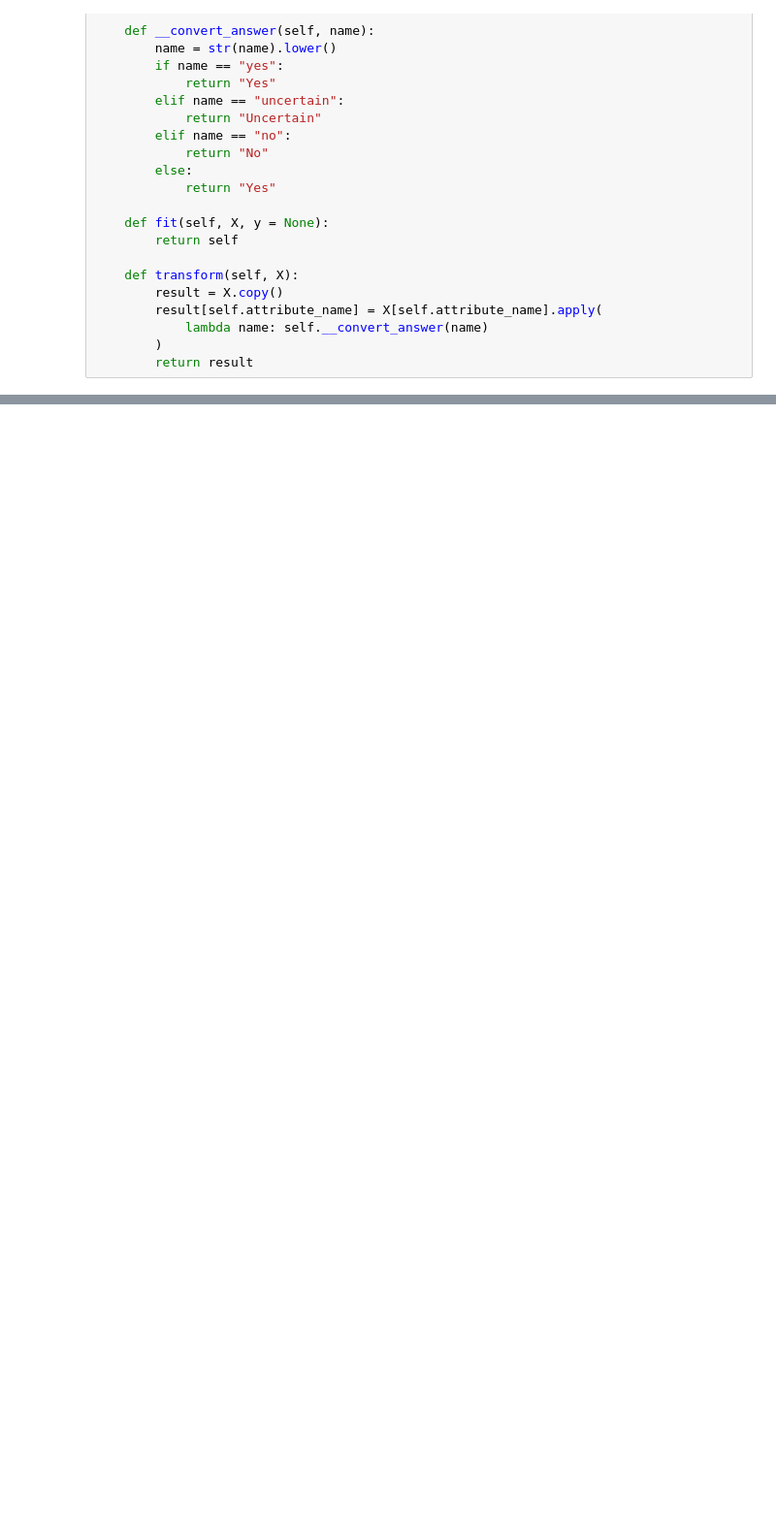
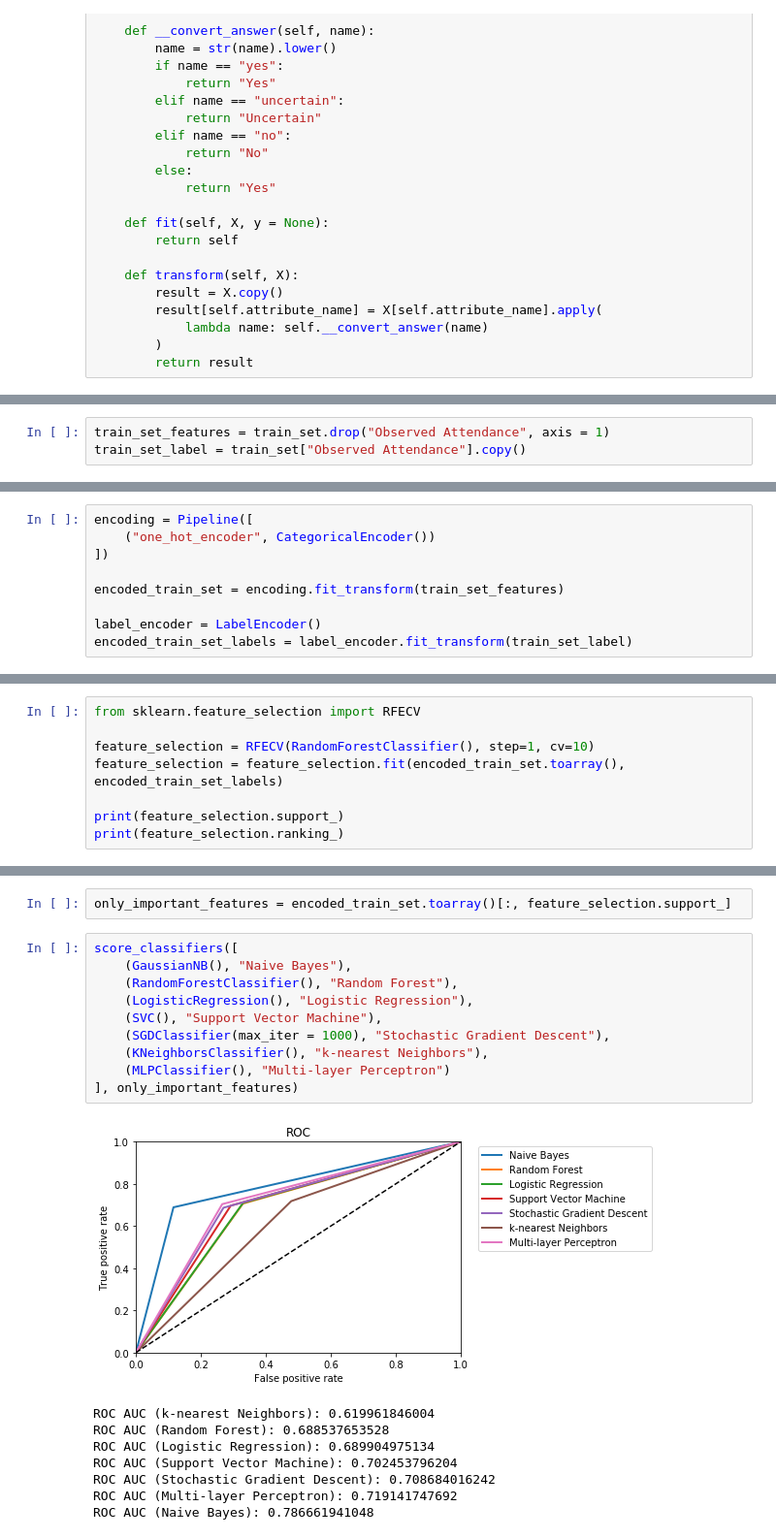
Before and after one commit to mikulskibartosz/the-interview-attendance-problem, a Jupyter notebook: prediction.ipynb, the cells around one changed output, grey strips where cells are left out. Shown: that part at 97% size. Cells and saved outputs as stored; diff of their text form; blank space fills up the shorter version.

```diff
--- a/prediction.ipynb
+++ b/prediction.ipynb
@@ -379,0 +405,3 @@ Name: Marital Status, dtype: int64
+# %%
+train_set_features = train_set.drop("Observed Attendance", axis = 1)
+train_set_label = train_set["Observed Attendance"].copy()
@@ -379,0 +577,9 @@ Name: Marital Status, dtype: int64
+# %%
+encoding = Pipeline([
+    ("one_hot_encoder", CategoricalEncoder())
+])
+
+encoded_train_set = encoding.fit_transform(train_set_features)
+
+label_encoder = LabelEncoder()
+encoded_train_set_labels = label_encoder.fit_transform(train_set_label)
@@ -379,0 +639,8 @@ Name: Marital Status, dtype: int64
+# %%
+from sklearn.feature_selection import RFECV
+
+feature_selection = RFECV(RandomForestClassifier(), step=1, cv=10)
+feature_selection = feature_selection.fit(encoded_train_set.toarray(), encoded_train_set_labels)
+
+print(feature_selection.support_)
+print(feature_selection.ranking_)
@@ -379,0 +665,21 @@ Name: Marital Status, dtype: int64
+# %%
+only_important_features = encoded_train_set.toarray()[:, feature_selection.support_]
+# %%
+score_classifiers([
+    (GaussianNB(), "Naive Bayes"),
+    (RandomForestClassifier(), "Random Forest"),
+    (LogisticRegression(), "Logistic Regression"),
+    (SVC(), "Support Vector Machine"),
+    (SGDClassifier(max_iter = 1000), "Stochastic Gradient Descent"),
+    (KNeighborsClassifier(), "k-nearest Neighbors"),
+    (MLPClassifier(), "Multi-layer Perceptron")
+], only_important_features)
+# %% [output]
+[figure, added]
+ROC AUC (k-nearest Neighbors): 0.619961846004
+ROC AUC (Random Forest): 0.688537653528
+ROC AUC (Logistic Regression): 0.689904975134
+ROC AUC (Support Vector Machine): 0.702453796204
+ROC AUC (Stochastic Gradient Descent): 0.708684016242
+ROC AUC (Multi-layer Perceptron): 0.719141747692
+ROC AUC (Naive Bayes): 0.786661941048
```
Also changed, not shown: parts of 27 cells of this notebook.
